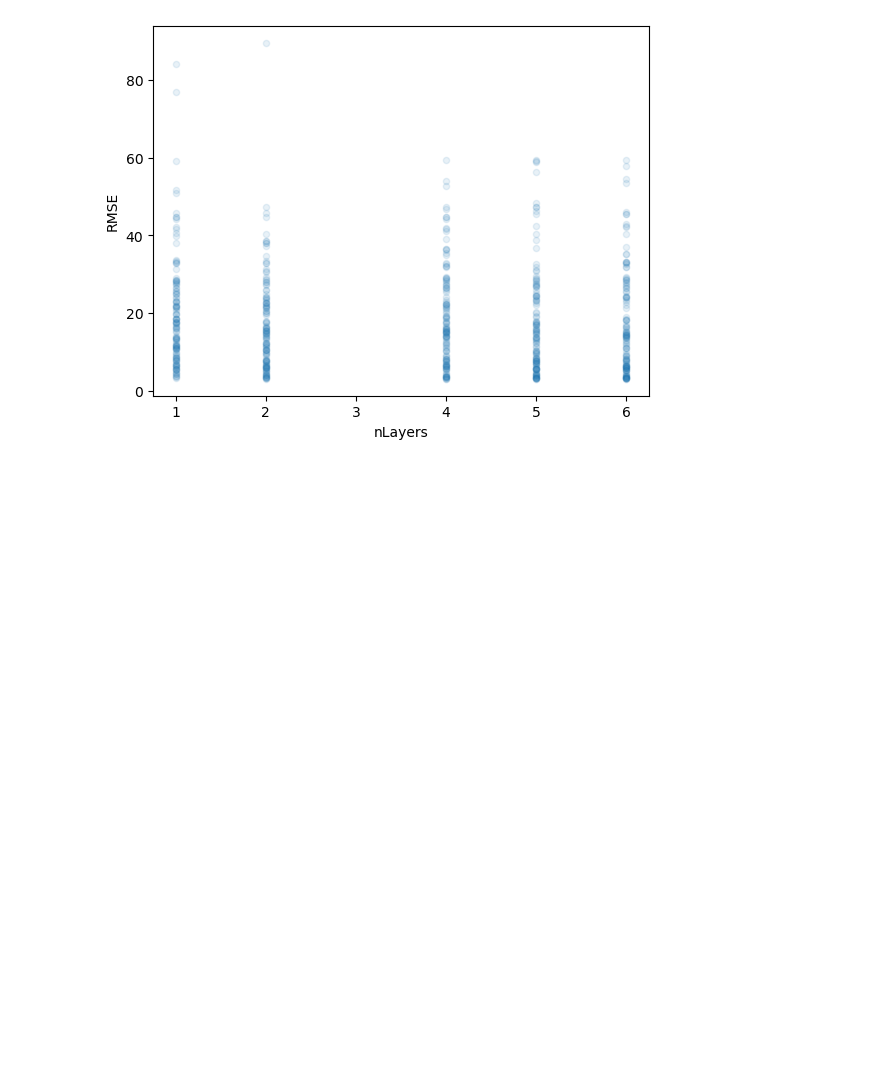
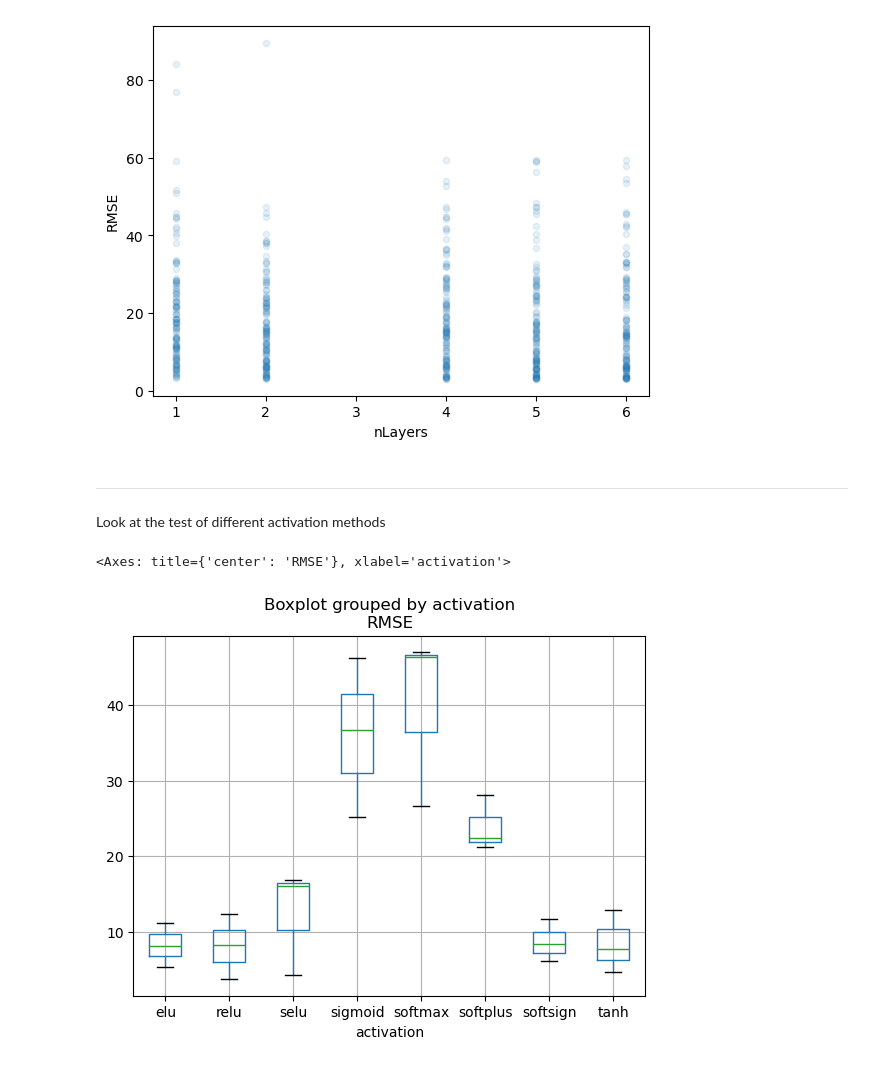
Before and after one commit to geo-smart/Snow-Extrapolation, a Jupyter notebook: contributors/spestana/training-sensitivity-analysis.ipynb, the cells around one changed output. Drawn from its saved outputs; the diff is of its cells as text; code cells hidden in the pictures; blank space fills up the shorter version.

Commit message:
Add activation tests plot

```diff
--- a/contributors/spestana/training-sensitivity-analysis.ipynb
+++ b/contributors/spestana/training-sensitivity-analysis.ipynb
@@ -43,3 +43,14 @@ df.plot.scatter(x='nLayers',y='RMSE',  alpha=0.1)
 # %% [output]
 <Axes: xlabel='nLayers', ylabel='RMSE'>
 [figure]
+# %% [markdown]
+-----
+
+Look at the test of different activation methods
+# %%
+df2 = pd.read_csv('all_tests_performance_activation.csv')
+# %%
+df2.boxplot(column='RMSE', by='activation')
+# %% [output]
+<Axes: title={'center': 'RMSE'}, xlabel='activation'>
+[figure, added]
```
